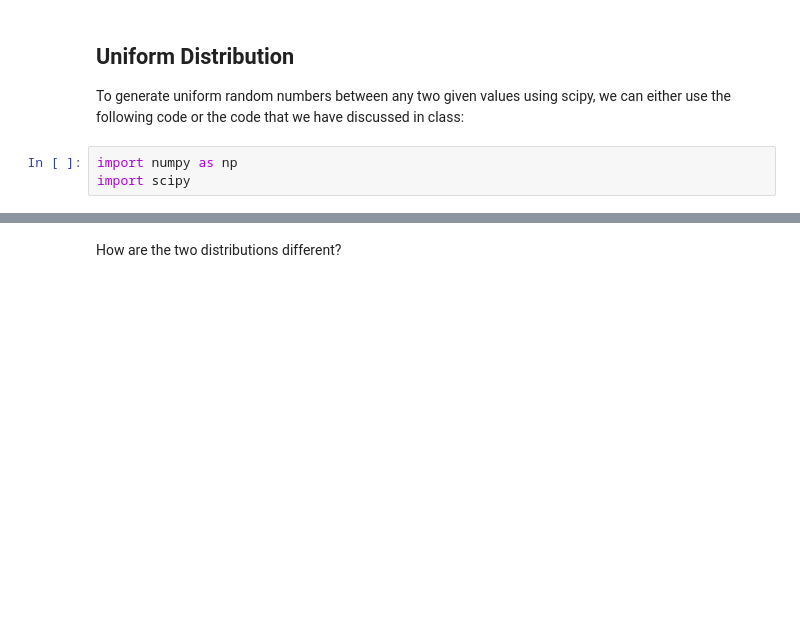
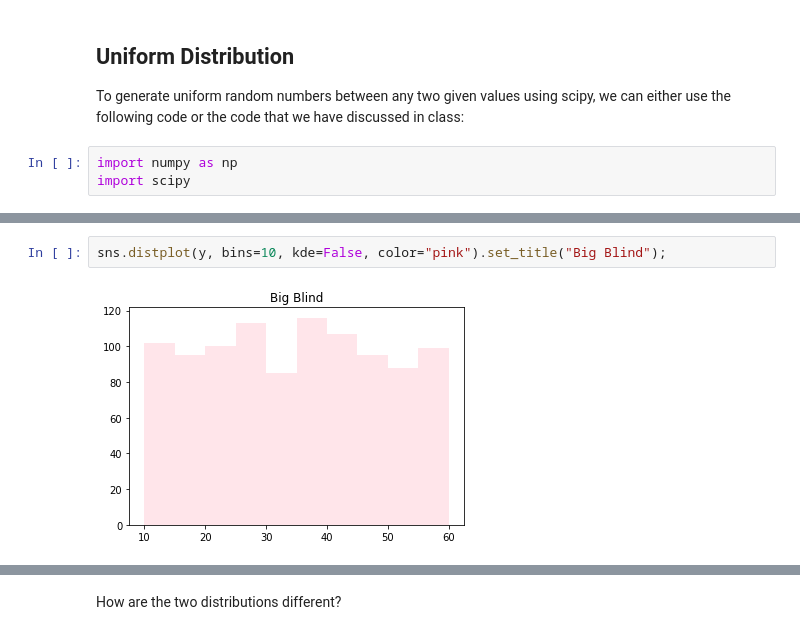
Before and after one commit to ironhack-datalabs/datamad0620, a Jupyter notebook: module-2/lab-continuous-probability-distribution/your-code/main.ipynb, the cells around one changed output, grey strips where cells are left out. Saved outputs shown, nothing was run; the diff lists cells and outputs as text; blank space fills up the shorter version.

```diff
--- a/module-2/lab-continuous-probability-distribution/your-code/main.ipynb
+++ b/module-2/lab-continuous-probability-distribution/your-code/main.ipynb
@@ -52,0 +75,4 @@ Your output should look like below:
+# %%
+sns.distplot(y, bins=10, kde=False, color="pink").set_title("Big Blind");
+# %% [output]
+[figure, added]
```
Also changed, not shown: parts of 38 cells of this notebook.
